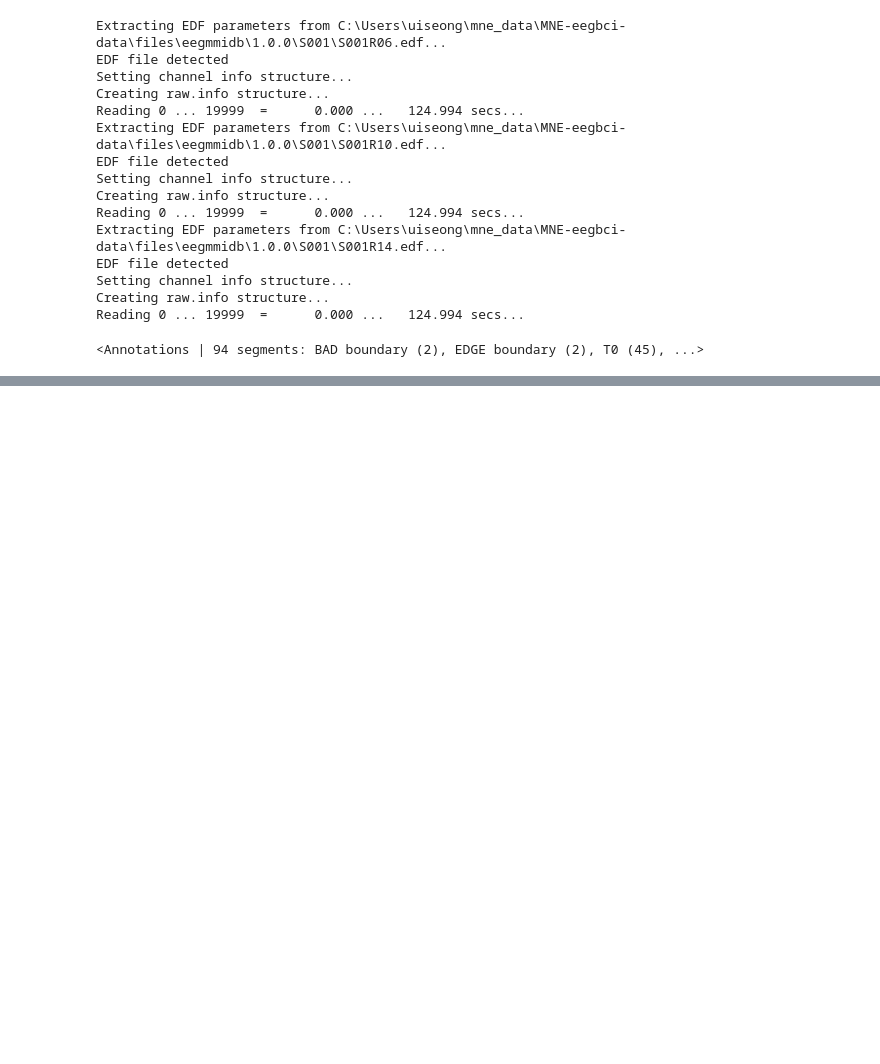
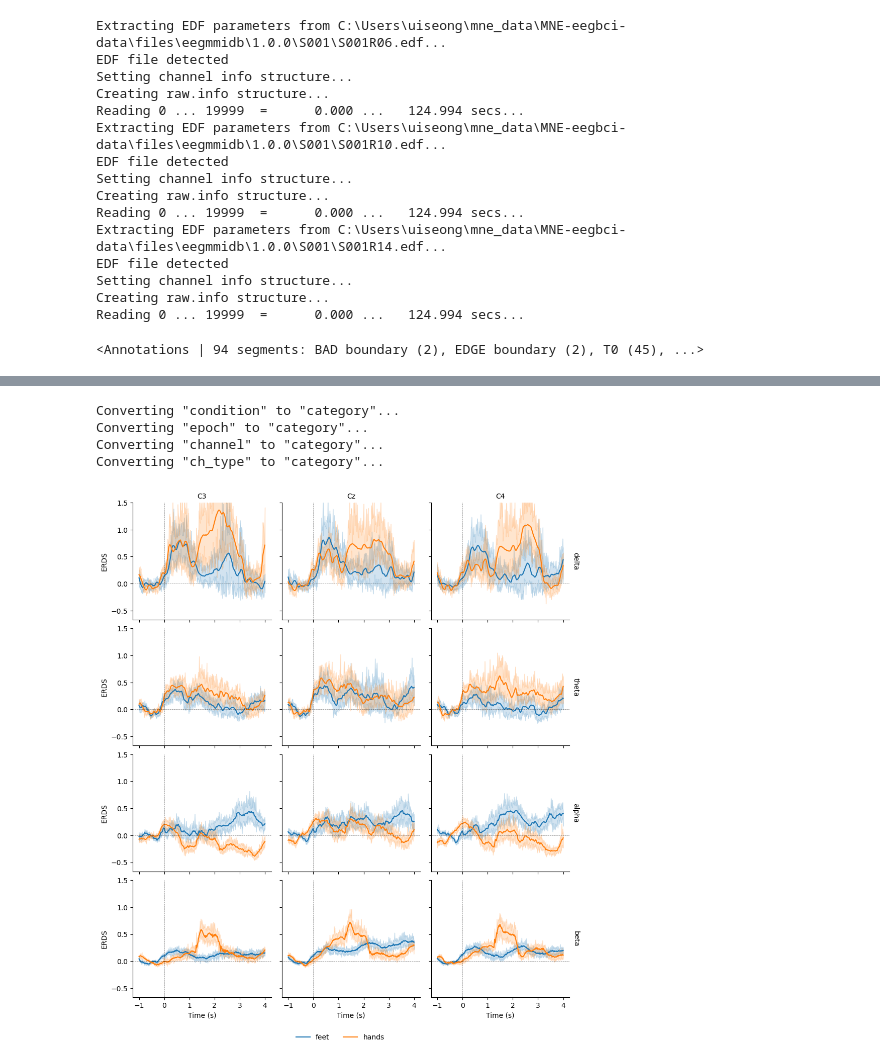
Before and after one commit to uiseongshin/EEG_cognitive_load, a Jupyter notebook: ERDS_map.ipynb, the cells around one changed output, grey strips where cells are left out. Saved outputs shown, nothing was run; the diff lists cells and outputs as text; code cells hidden in the pictures; blank space fills up the shorter version.

```diff
--- a/ERDS_map.ipynb
+++ b/ERDS_map.ipynb
@@ -49,0 +252,33 @@ epochs = mne.Epochs(
+# %%
+df = tfr.to_data_frame(time_format=None, long_format=True)
+
+# Map to frequency bands:
+freq_bounds = {"_": 0, "delta": 3, "theta": 7, "alpha": 13, "beta": 35, "gamma": 140}
+df["band"] = pd.cut(
+    df["freq"], list(freq_bounds.values()), labels=list(freq_bounds)[1:]
+)
+
+# Filter to retain only relevant frequency bands:
+freq_bands_of_interest = ["delta", "theta", "alpha", "beta"]
+df = df[df.band.isin(freq_bands_of_interest)]
+df["band"] = df["band"].cat.remove_unused_categories()
+
+# Order channels for plotting:
+df["channel"] = df["channel"].cat.reorder_categories(("C3", "Cz", "C4"), ordered=True)
+
+g = sns.FacetGrid(df, row="band", col="channel", margin_titles=True)
+g.map(sns.lineplot, "time", "value", "condition", n_boot=10)
+axline_kw = dict(color="black", linestyle="dashed", linewidth=0.5, alpha=0.5)
+g.map(plt.axhline, y=0, **axline_kw)
+g.map(plt.axvline, x=0, **axline_kw)
+g.set(ylim=(None, 1.5))
+g.set_axis_labels("Time (s)", "ERDS")
+g.set_titles(col_template="{col_name}", row_template="{row_name}")
+g.add_legend(ncol=2, loc="lower center")
+g.fig.subplots_adjust(left=0.1, right=0.9, top=0.9, bottom=0.08)
+# %% [output]
+Converting "condition" to "category"...
+Converting "epoch" to "category"...
+Converting "channel" to "category"...
+Converting "ch_type" to "category"...
+[figure, added]
```
Also changed, not shown: parts of 6 cells of this notebook, 4 other files.
